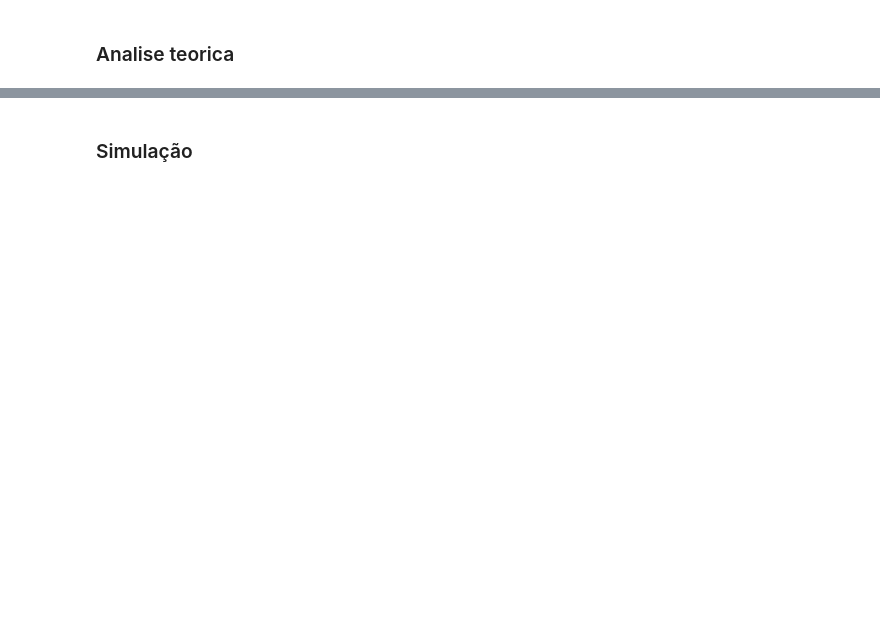
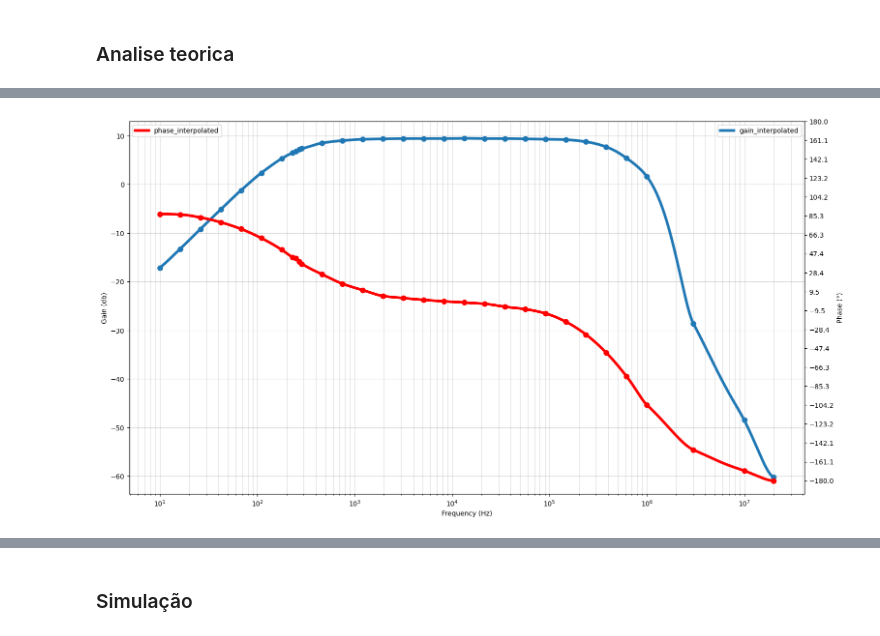
Before and after one commit to JoaoMario109/eletronica-3, a Jupyter notebook: atividade-1/analise1.ipynb, the cells around one changed output, grey strips where cells are left out. Saved outputs shown, nothing was run; the diff lists cells and outputs as text; code cells hidden in the pictures; blank space fills up the shorter version.

```diff
--- a/atividade-1/analise1.ipynb
+++ b/atividade-1/analise1.ipynb
@@ -317,0 +709,58 @@ Commercial frequency value (MAX): 273.74 Hz
+# %%
+from scipy import interpolate
+
+df_experiment = pd.DataFrame(
+	pd.read_csv("./analises/pratica/pratica.csv", index_col = "frequency")
+)
+df_experiment["linear_gain"] = df_experiment["vopp"] / df_experiment["vipp"]
+df_experiment["gain"] = linear_2_log(df_experiment["linear_gain"])
+
+
+new_index = np.logspace(1, np.round(np.log10(20e6), 3), 61000)
+interpolated_gain = interpolate.pchip_interpolate(
+	df_experiment.index, df_experiment.gain, new_index
+)
+interpolated_phase = interpolate.pchip_interpolate(
+	df_experiment.index, df_experiment.phase, new_index
+)
+
+fig, ax = plt.subplots(figsize = (18, 10))
+
+# Plotting gain interpolation
+df_experiment.reset_index().plot.scatter(ax = ax,x = "frequency" , y = ["gain"], linewidth = 4)
+ax.plot(new_index, interpolated_gain, label = "gain_interpolated", lw = 4)
+
+# Plotting phase interpolation
+ax2 = ax.twinx()
+df_experiment.reset_index().plot.scatter(ax = ax2,x = "frequency" , y = ["phase"], color = 'r', linewidth = 4)
+ax2.plot(new_index, interpolated_phase, label = "phase_interpolated", color = 'r', lw = 4)
+
+# configure X axis
+ax.legend()
+ax.set_xscale('log', base = 10)
+ax.xaxis.set_major_locator(LogLocator(base = 10.0, numticks = 15))
+ax.xaxis.set_minor_locator(
+	LogLocator(
+		base = 10.0, subs = np.arange(0.1, 1.0, 0.1), numticks = 150
+	)
+)
+ax.set_xlabel("Frequency (Hz)")
+ax.set_ylabel("Gain (db)")
+
+ax2.legend(loc="upper left")
+ax2.set_ylabel("Phase (°)")
+ax2.set_yticks(np.round(np.linspace(-180, 180, 20), 1))
+
+ax.grid(visible = True, which = "both", axis = "both", alpha = 0.5)
+
+# creating interpolated dataframe
+df_experiment = pd.DataFrame(
+	{
+		"gain": interpolated_gain,
+		"phase": interpolated_phase,
+		"frequency": new_index
+	},
+)
+df_experiment = df_experiment.set_index("frequency")
+# %% [output]
+[figure, added]
```
Also changed, not shown: parts of 77 cells of this notebook, 12 other files.
